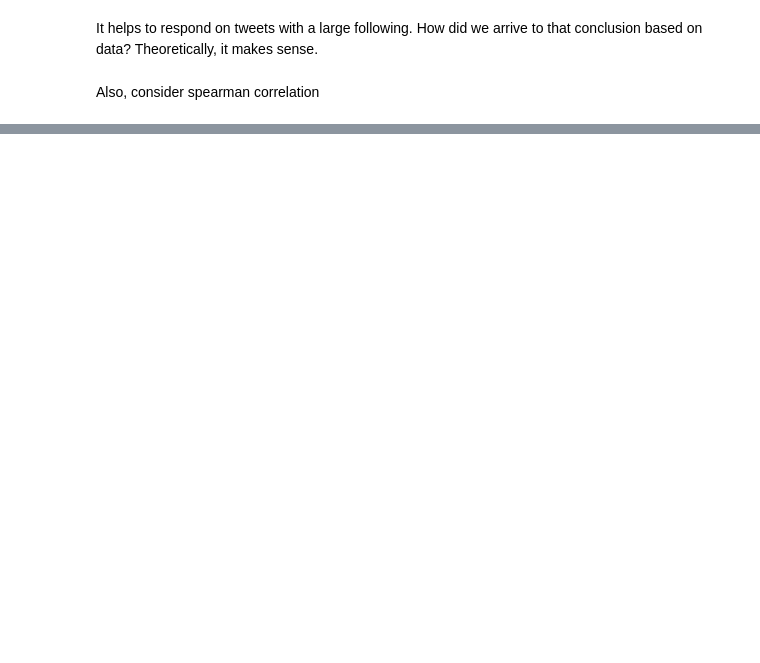
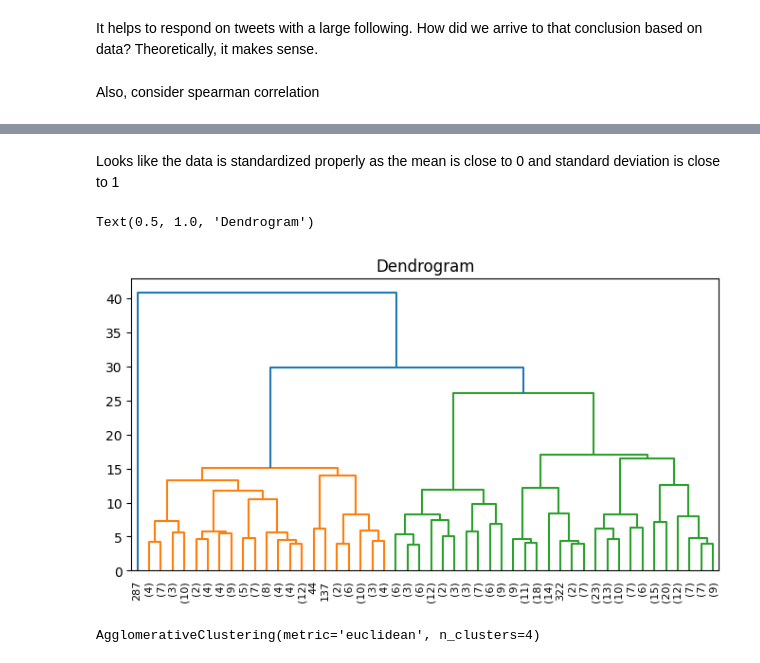
Before and after one commit to swjupudi/Twiter_analysis, a Jupyter notebook: eda.ipynb, the cells around one changed output, grey strips where cells are left out. Saved outputs shown, nothing was run; the diff lists cells and outputs as text; code cells hidden in the pictures; blank space fills up the shorter version.

Commit message:
pca and agglomerative clustering

```diff
--- a/eda.ipynb
+++ b/eda.ipynb
@@ -36,0 +141,4 @@ tweet_stats_df.groupby('hour').mean().plot(kind = 'bar', y = 'impressions', figs
+# %%
+#Standardize the data in tweet_stats_df
+xstd = preprocessing.StandardScaler().fit_transform(tweet_stats_df[['Tweet_id','impressions', 'engagements','replies', 'word_length','has_emoji', 'has_mentions', 'has_links', 'hour', 'day_of_week']])
+xstd
@@ -36,0 +164,3 @@ tweet_stats_df.groupby('hour').mean().plot(kind = 'bar', y = 'impressions', figs
+# %%
+xstd_df = pd.DataFrame(xstd, columns = ['Tweet_id','impressions', 'engagements','replies', 'word_length','has_emoji', 'has_mentions', 'has_links', 'hour', 'day_of_week'])
+xstd_df
@@ -36,0 +193,16 @@ tweet_stats_df.groupby('hour').mean().plot(kind = 'bar', y = 'impressions', figs
+# %% [markdown]
+Looks like the data is standardized properly as the mean is close to 0 and standard deviation is close to 1
+# %%
+#Using scipy library to make a visualization of the dendrogram
+from scipy.cluster.hierarchy import dendrogram, linkage
+fig,ax = plt.subplots(figsize=(8,4))
+dendrogram(linkage(xstd_df, method = 'ward'), truncate_mode='lastp', p=50)
+plt.title('Dendrogram')
+# %% [output]
+Text(0.5, 1.0, 'Dendrogram')
+[figure, added]
+# %%
+clus = cluster.AgglomerativeClustering(n_clusters=4, metric='euclidean', linkage='ward')
+clus.fit(xstd_df)
+# %% [output]
+AgglomerativeClustering(metric='euclidean', n_clusters=4)
```
Also changed, not shown: parts of 33 cells of this notebook, 1 other file.
